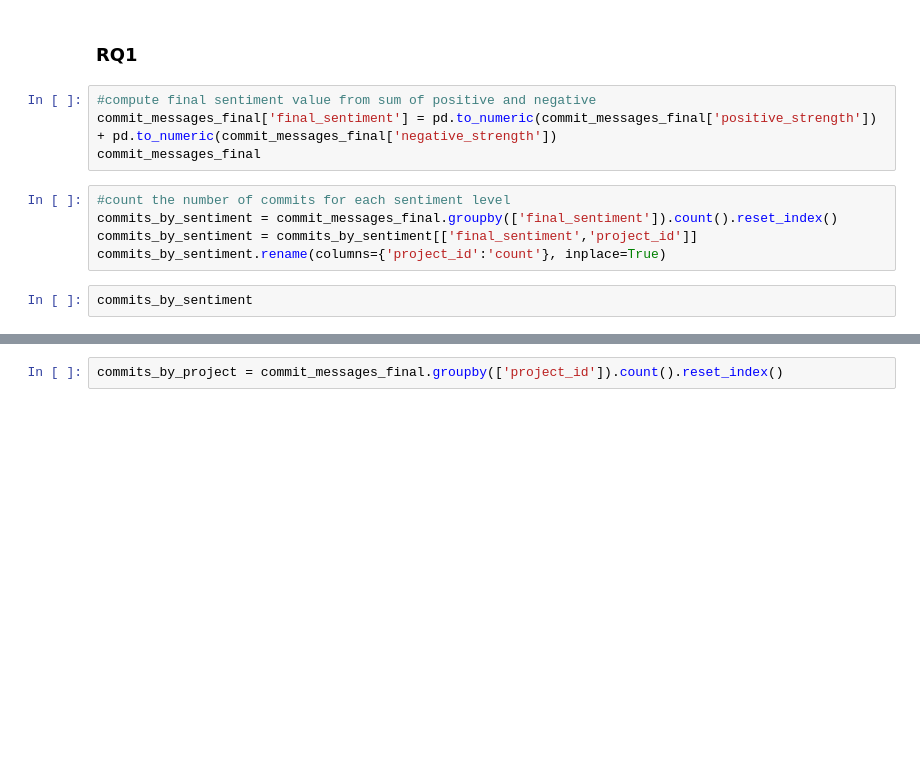
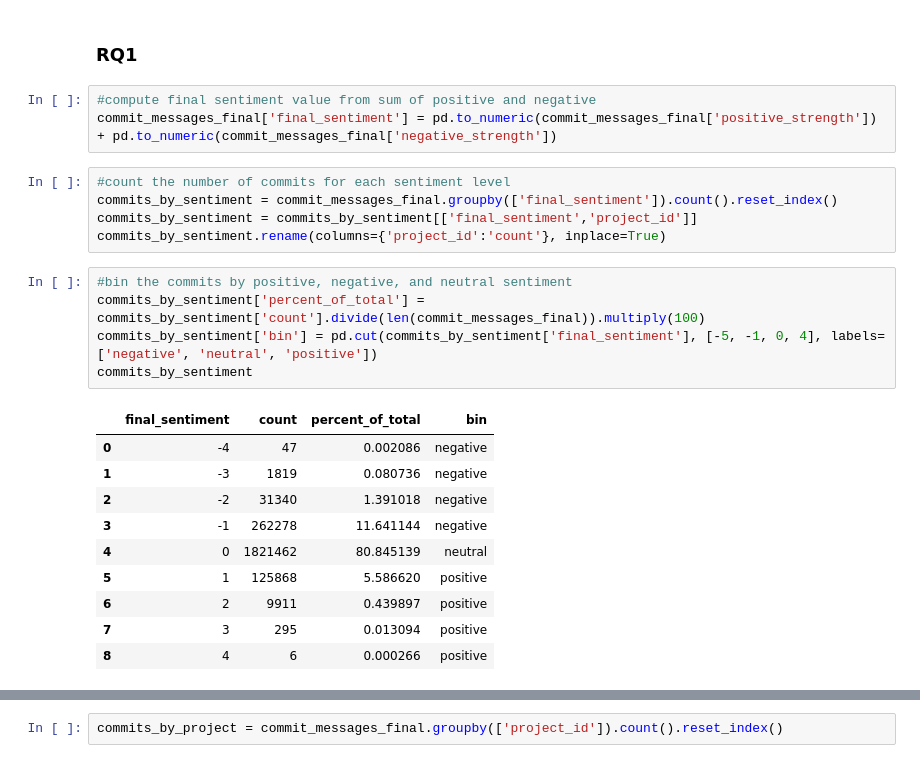
Before and after one commit to tiemonl/CSC640FinalProject, a Jupyter notebook: csc640_proj.ipynb, the cells around one changed output, grey strips where cells are left out. Cells and saved outputs as stored; diff of their text form; blank space fills up the shorter version.

```diff
--- a/csc640_proj.ipynb
+++ b/csc640_proj.ipynb
@@ -100,11 +114,24 @@ files_changed_final.head()
 # %%
 #compute final sentiment value from sum of positive and negative
 commit_messages_final['final_sentiment'] = pd.to_numeric(commit_messages_final['positive_strength']) + pd.to_numeric(commit_messages_final['negative_strength'])
-commit_messages_final
 # %%
 #count the number of commits for each sentiment level
 commits_by_sentiment = commit_messages_final.groupby(['final_sentiment']).count().reset_index()
 commits_by_sentiment = commits_by_sentiment[['final_sentiment','project_id']]
 commits_by_sentiment.rename(columns={'project_id':'count'}, inplace=True)
-# %%
-commits_by_sentiment
+# %%
+#bin the commits by positive, negative, and neutral sentiment
+commits_by_sentiment['percent_of_total'] = commits_by_sentiment['count'].divide(len(commit_messages_final)).multiply(100)
+commits_by_sentiment['bin'] = pd.cut(commits_by_sentiment['final_sentiment'], [-5, -1, 0, 4], labels=['negative', 'neutral', 'positive'])
+commits_by_sentiment
+# %% [output]
+|  | final_sentiment | count | percent_of_total | bin |
+| 0 | -4 | 47 | 0.002086 | negative |
+| 1 | -3 | 1819 | 0.080736 | negative |
+| 2 | -2 | 31340 | 1.391018 | negative |
+| 3 | -1 | 262278 | 11.641144 | negative |
+| 4 | 0 | 1821462 | 80.845139 | neutral |
+| 5 | 1 | 125868 | 5.586620 | positive |
+| 6 | 2 | 9911 | 0.439897 | positive |
+| 7 | 3 | 295 | 0.013094 | positive |
+| 8 | 4 | 6 | 0.000266 | positive |
```
Also changed, not shown: parts of 10 cells of this notebook.
